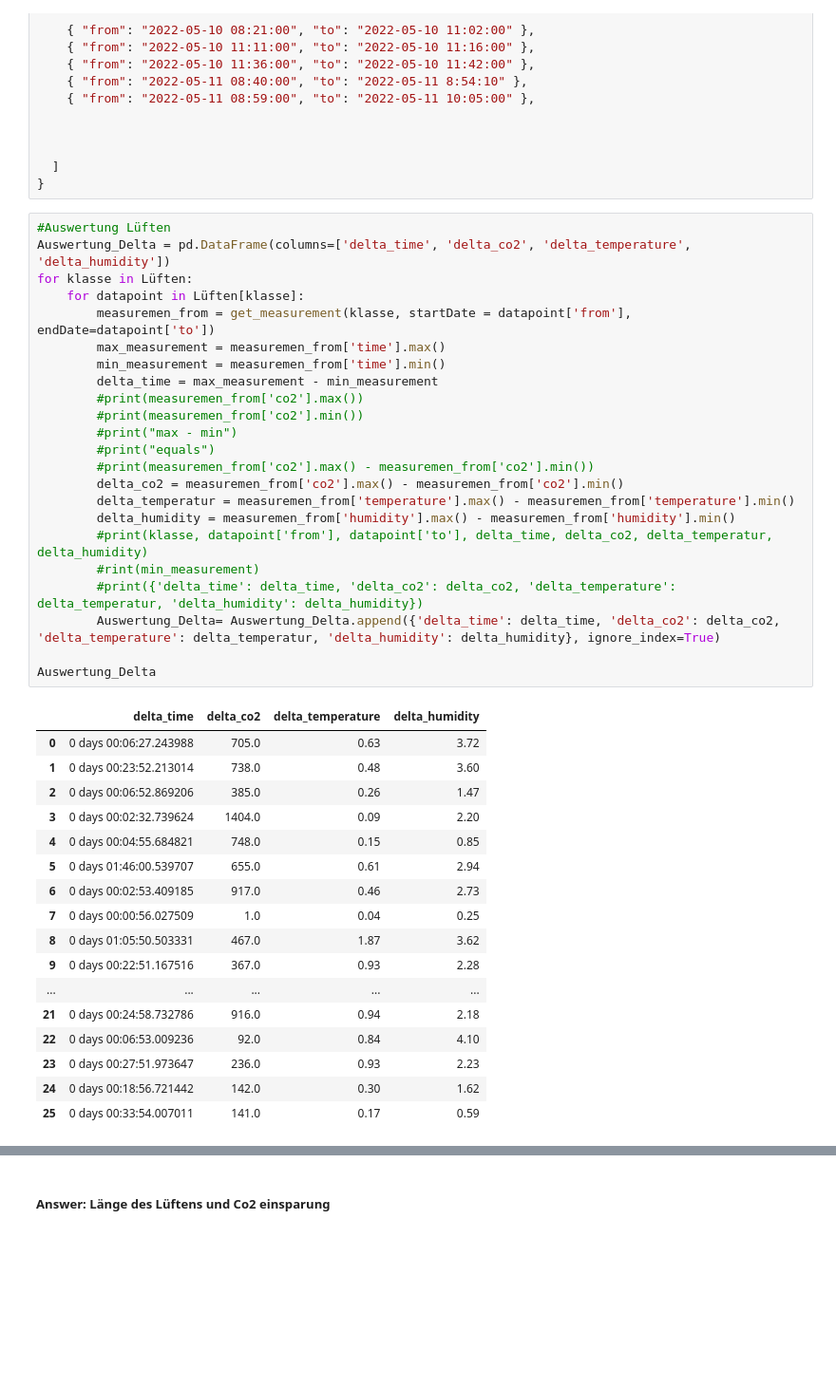
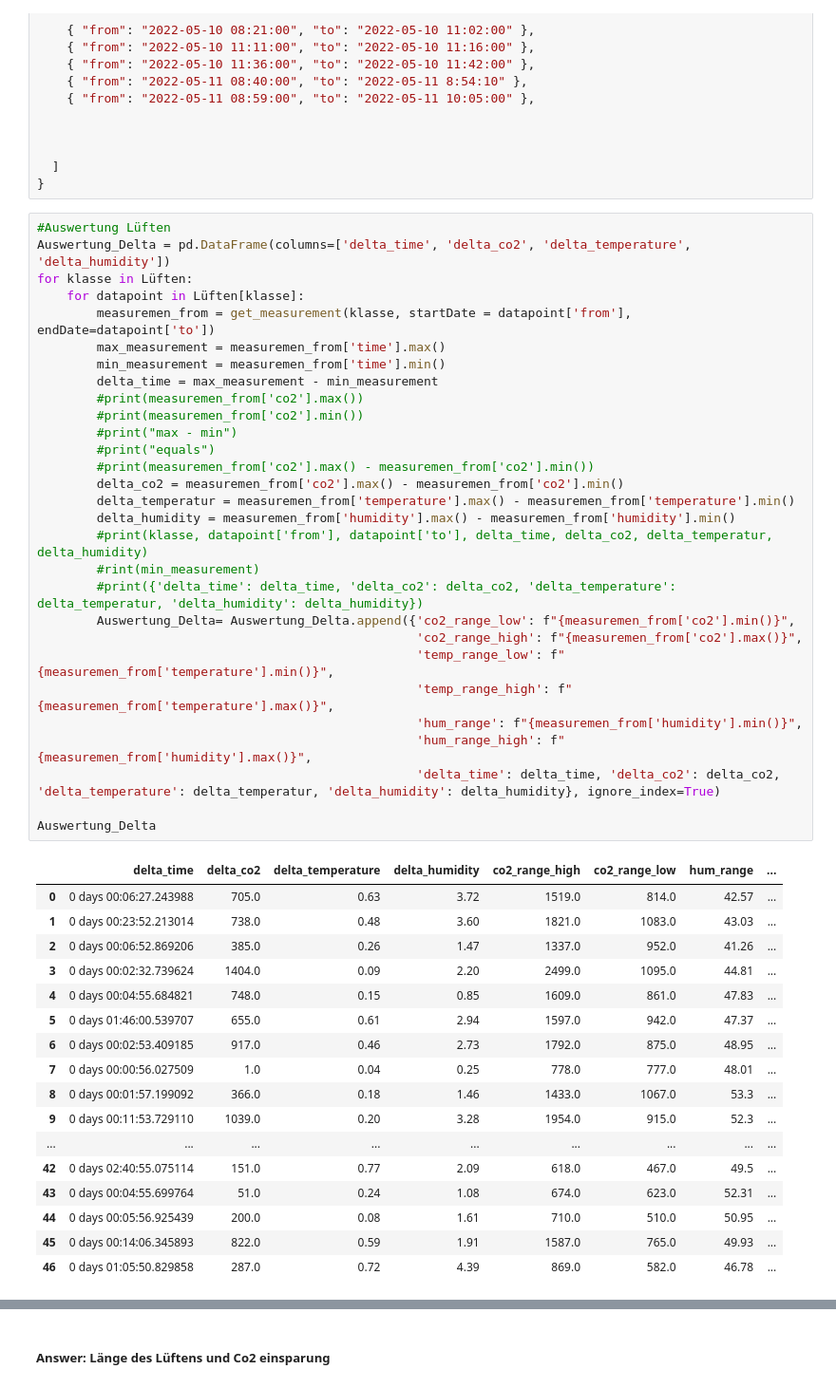
Before and after one commit to Smart-Classroom-Challenge/Data-Evaluation, a Jupyter notebook: data-evaluation.ipynb, the cells around one changed output, grey strips where cells are left out. Shown at 95% size. Cells and saved outputs as stored; diff of their text form; blank space fills up the shorter version.

```diff
--- a/data-evaluation.ipynb
+++ b/data-evaluation.ipynb
@@ -412,44 +412,50 @@ Lüften = \
 # %%
 #Auswertung Lüften
 Auswertung_Delta = pd.DataFrame(columns=['delta_time', 'delta_co2', 'delta_temperature', 'delta_humidity'])
 for klasse in Lüften:
     for datapoint in Lüften[klasse]:
         measuremen_from = get_measurement(klasse, startDate = datapoint['from'], endDate=datapoint['to'])
         max_measurement = measuremen_from['time'].max()
         min_measurement = measuremen_from['time'].min()
         delta_time = max_measurement - min_measurement
         #print(measuremen_from['co2'].max())
         #print(measuremen_from['co2'].min())
         #print("max - min")
         #print("equals")
         #print(measuremen_from['co2'].max() - measuremen_from['co2'].min())
         delta_co2 = measuremen_from['co2'].max() - measuremen_from['co2'].min()
         delta_temperatur = measuremen_from['temperature'].max() - measuremen_from['temperature'].min()
         delta_humidity = measuremen_from['humidity'].max() - measuremen_from['humidity'].min()
         #print(klasse, datapoint['from'], datapoint['to'], delta_time, delta_co2, delta_temperatur, delta_humidity)
         #rint(min_measurement)
         #print({'delta_time': delta_time, 'delta_co2': delta_co2, 'delta_temperature': delta_temperatur, 'delta_humidity': delta_humidity})
-        Auswertung_Delta= Auswertung_Delta.append({'delta_time': delta_time, 'delta_co2': delta_co2, 'delta_temperature': delta_temperatur, 'delta_humidity': delta_humidity}, ignore_index=True)
+        Auswertung_Delta= Auswertung_Delta.append({'co2_range_low': f"{measuremen_from['co2'].min()}",
+                                                   'co2_range_high': f"{measuremen_from['co2'].max()}",
+                                                   'temp_range_low': f"{measuremen_from['temperature'].min()}",
+                                                   'temp_range_high': f"{measuremen_from['temperature'].max()}",
+                                                   'hum_range': f"{measuremen_from['humidity'].min()}",
+                                                   'hum_range_high': f"{measuremen_from['humidity'].max()}",
+                                                   'delta_time': delta_time, 'delta_co2': delta_co2, 'delta_temperature': delta_temperatur, 'delta_humidity': delta_humidity}, ignore_index=True)
 
 Auswertung_Delta
 # %% [output]
-|  | delta_time | delta_co2 | delta_temperature | delta_humidity |
-| 0 | 0 days 00:06:27.243988 | 705.0 | 0.63 | 3.72 |
-| 1 | 0 days 00:23:52.213014 | 738.0 | 0.48 | 3.60 |
-| 2 | 0 days 00:06:52.869206 | 385.0 | 0.26 | 1.47 |
-| 3 | 0 days 00:02:32.739624 | 1404.0 | 0.09 | 2.20 |
-| 4 | 0 days 00:04:55.684821 | 748.0 | 0.15 | 0.85 |
-| 5 | 0 days 01:46:00.539707 | 655.0 | 0.61 | 2.94 |
-| 6 | 0 days 00:02:53.409185 | 917.0 | 0.46 | 2.73 |
-| 7 | 0 days 00:00:56.027509 | 1.0 | 0.04 | 0.25 |
-| 8 | 0 days 01:05:50.503331 | 467.0 | 1.87 | 3.62 |
-| 9 | 0 days 00:22:51.167516 | 367.0 | 0.93 | 2.28 |
-| ... | ... | ... | ... | ... |
-| 21 | 0 days 00:24:58.732786 | 916.0 | 0.94 | 2.18 |
-| 22 | 0 days 00:06:53.009236 | 92.0 | 0.84 | 4.10 |
-| 23 | 0 days 00:27:51.973647 | 236.0 | 0.93 | 2.23 |
-| 24 | 0 days 00:18:56.721442 | 142.0 | 0.30 | 1.62 |
-| 25 | 0 days 00:33:54.007011 | 141.0 | 0.17 | 0.59 |
+|  | delta_time | delta_co2 | delta_temperature | delta_humidity | co2_range_high | co2_range_low | hum_range | ... |
+| 0 | 0 days 00:06:27.243988 | 705.0 | 0.63 | 3.72 | 1519.0 | 814.0 | 42.57 | ... |
+| 1 | 0 days 00:23:52.213014 | 738.0 | 0.48 | 3.60 | 1821.0 | 1083.0 | 43.03 | ... |
+| 2 | 0 days 00:06:52.869206 | 385.0 | 0.26 | 1.47 | 1337.0 | 952.0 | 41.26 | ... |
+| 3 | 0 days 00:02:32.739624 | 1404.0 | 0.09 | 2.20 | 2499.0 | 1095.0 | 44.81 | ... |
+| 4 | 0 days 00:04:55.684821 | 748.0 | 0.15 | 0.85 | 1609.0 | 861.0 | 47.83 | ... |
+| 5 | 0 days 01:46:00.539707 | 655.0 | 0.61 | 2.94 | 1597.0 | 942.0 | 47.37 | ... |
+| 6 | 0 days 00:02:53.409185 | 917.0 | 0.46 | 2.73 | 1792.0 | 875.0 | 48.95 | ... |
+| 7 | 0 days 00:00:56.027509 | 1.0 | 0.04 | 0.25 | 778.0 | 777.0 | 48.01 | ... |
+| 8 | 0 days 00:01:57.199092 | 366.0 | 0.18 | 1.46 | 1433.0 | 1067.0 | 53.3 | ... |
+| 9 | 0 days 00:11:53.729110 | 1039.0 | 0.20 | 3.28 | 1954.0 | 915.0 | 52.3 | ... |
+| ... | ... | ... | ... | ... | ... | ... | ... | ... |
+| 42 | 0 days 02:40:55.075114 | 151.0 | 0.77 | 2.09 | 618.0 | 467.0 | 49.5 | ... |
+| 43 | 0 days 00:04:55.699764 | 51.0 | 0.24 | 1.08 | 674.0 | 623.0 | 52.31 | ... |
+| 44 | 0 days 00:05:56.925439 | 200.0 | 0.08 | 1.61 | 710.0 | 510.0 | 50.95 | ... |
+| 45 | 0 days 00:14:06.345893 | 822.0 | 0.59 | 1.91 | 1587.0 | 765.0 | 49.93 | ... |
+| 46 | 0 days 01:05:50.829858 | 287.0 | 0.72 | 4.39 | 869.0 | 582.0 | 46.78 | ... |
 # %%
 #Auswertung zwischen dem Lüften
 Auswertung_Delta_Zwischen_dem_Lüften = pd.DataFrame(columns=['delta_time', 'delta_co2', 'delta_temperature', 'delta_humidity'])
```
Also changed, not shown: parts of 5 cells of this notebook.
